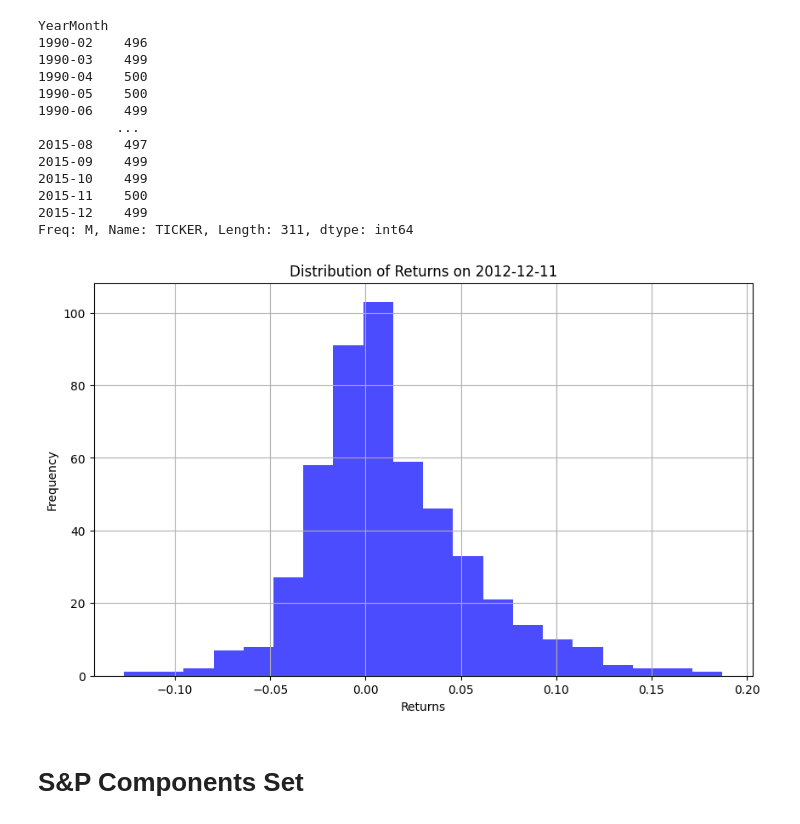
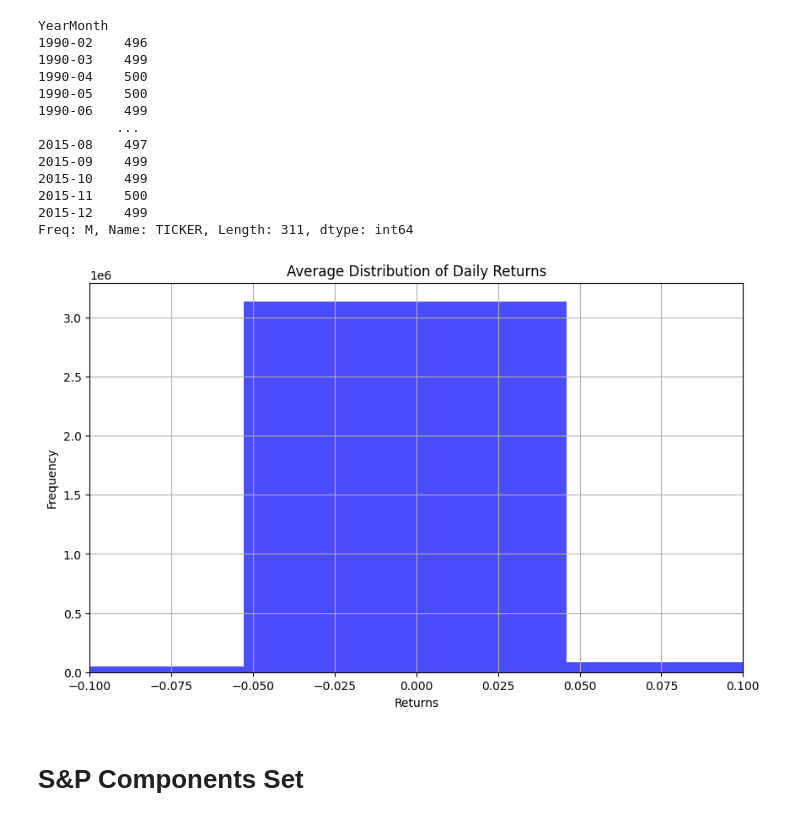
Before and after one commit to Kibitz117/Thesis, a Jupyter notebook: data_func/data_generator.ipynb, the cells around one changed output. Drawn from its saved outputs; the diff is of its cells as text; code cells hidden in the pictures.

Commit message:
Data preperation changes

```diff
--- a/data_func/data_generator.ipynb
+++ b/data_func/data_generator.ipynb
@@ -214,28 +260,30 @@ YearMonth
 2015-11    500
 2015-12    499
 Freq: M, Name: TICKER, Length: 311, dtype: int64
-# %%
-#Look into distribution of daily returns
-import matplotlib.pyplot as plt
-# Convert the sample data into a DataFrame
-df=merged_with_rates_df
-
-# Convert the 'date' column to datetime
-df['date'] = pd.to_datetime(df['date'])
-
-# Filter data for a specific day, for example, 2015-12-11
-specific_day = df[df['date'] == '2000-12-11']
-
-# Plot the distribution of returns for this specific day
-plt.figure(figsize=(10, 6))
-plt.hist(specific_day['RET'], bins=20, alpha=0.7, color='blue')
-plt.title('Distribution of Returns on 2012-12-11')
-plt.xlabel('Returns')
-plt.ylabel('Frequency')
-plt.grid(True)
-plt.show()
-# %% [output]
-[figure, removed]
+# %%
+import matplotlib.pyplot as plt
+import pandas as pd
+
+# Assuming merged_with_rates_df is your DataFrame
+df = pd.read_csv('../data/stock_data_with_factors.csv')
+
+# Ensure the 'RET' column is in a suitable numeric format
+df['RET'] = pd.to_numeric(df['RET'], errors='coerce')
+
+# Plot the distribution of returns for the entire dataset
+plt.figure(figsize=(10, 6))
+plt.hist(df['RET'].dropna(), bins=50, alpha=0.7, color='blue')  # Adjust the number of bins as needed
+plt.title('Average Distribution of Daily Returns')
+plt.xlabel('Returns')
+plt.ylabel('Frequency')
+plt.grid(True)
+
+# Set x-axis limits to zoom in on the center of the distribution
+plt.xlim(-0.1, 0.1)  # Adjust these limits as needed to zoom in appropriately
+
+plt.show()
+# %% [output]
+[figure, added]
 # %% [markdown]
 # S&P Components Set
 # %%
```
Also changed, not shown: parts of 5 cells of this notebook, 6 other files.
